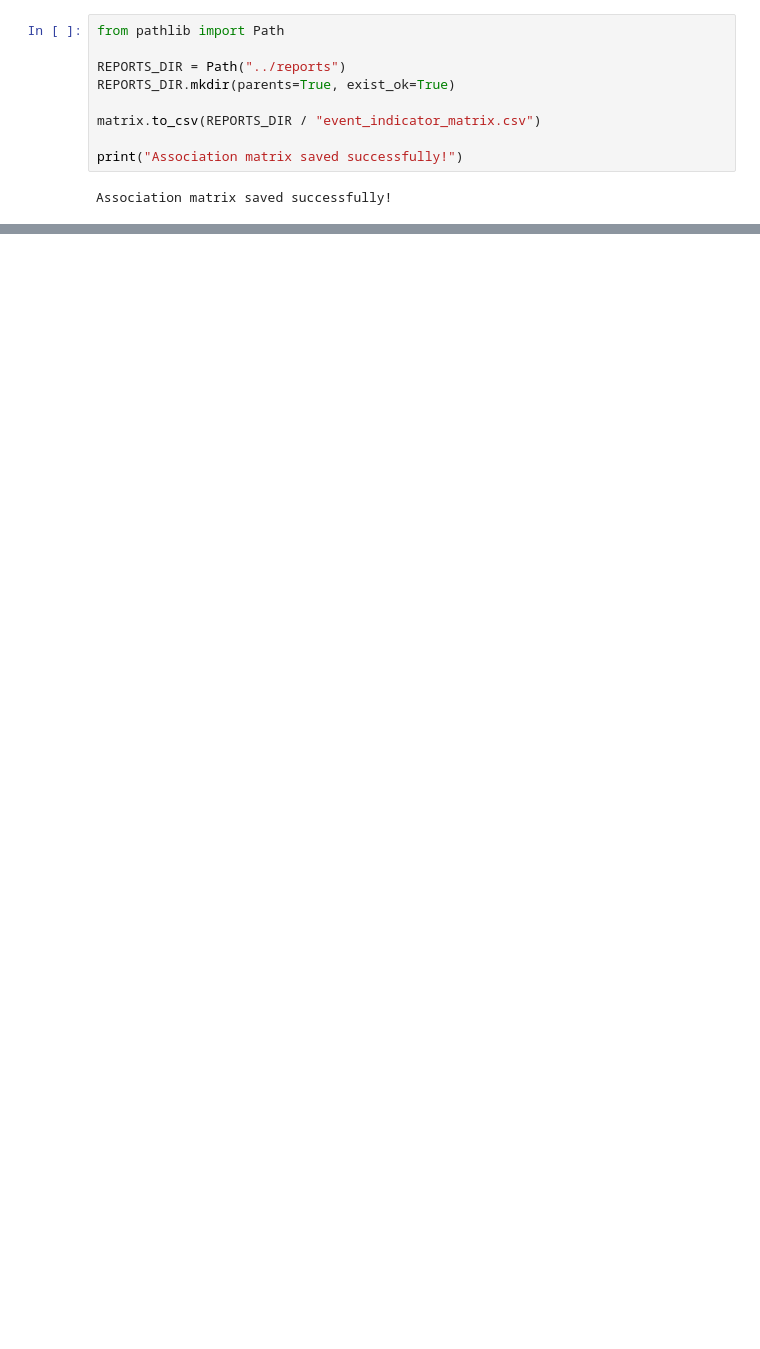
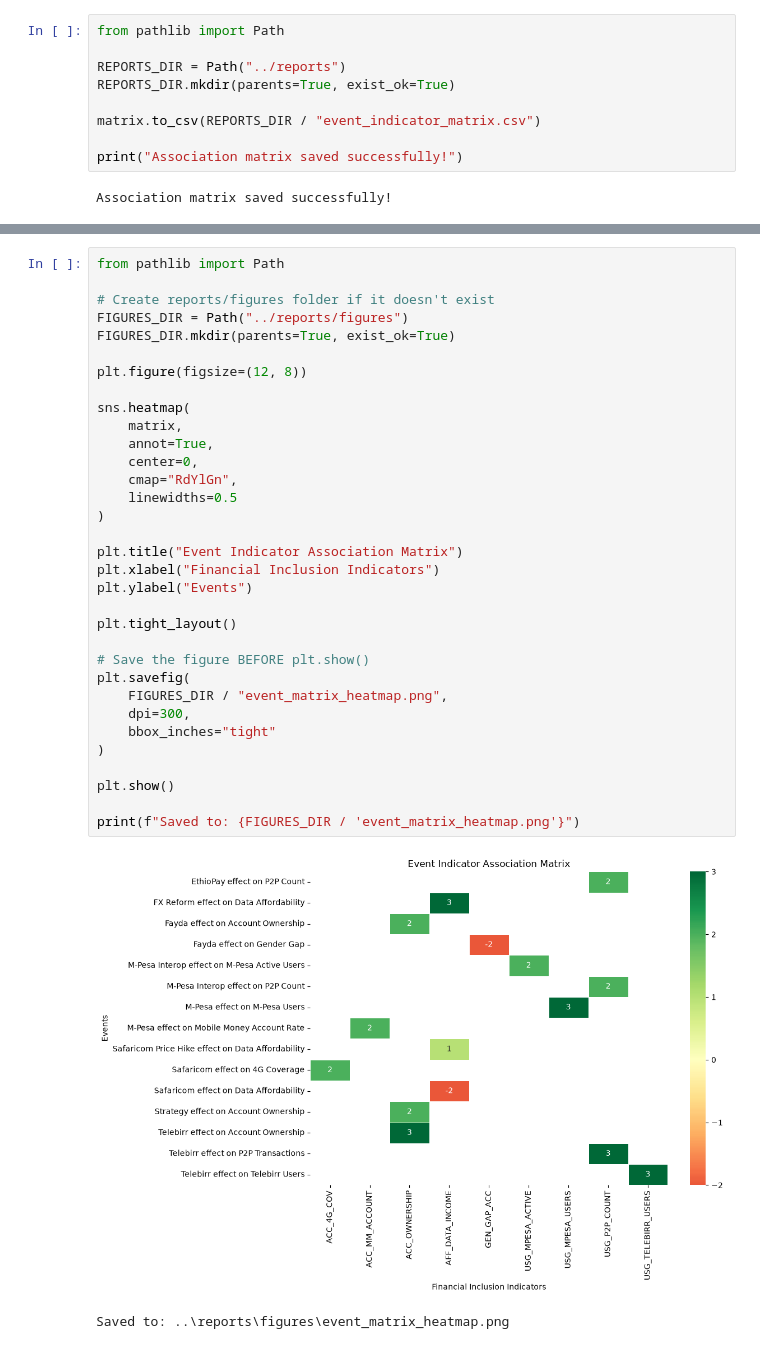
Before and after one commit to Lalisecf/ethiopia-fi-forecast-week11, a Jupyter notebook: notebooks/task3_event_impact_modeling.ipynb, the cells around one changed output, grey strips where cells are left out. Cells and saved outputs as stored; diff of their text form; blank space fills up the shorter version.

```diff
--- a/notebooks/task3_event_impact_modeling.ipynb
+++ b/notebooks/task3_event_impact_modeling.ipynb
@@ -261,0 +353,36 @@ Association matrix saved successfully!
+# %%
+from pathlib import Path
+
+# Create reports/figures folder if it doesn't exist
+FIGURES_DIR = Path("../reports/figures")
+FIGURES_DIR.mkdir(parents=True, exist_ok=True)
+
+plt.figure(figsize=(12, 8))
+
+sns.heatmap(
+    matrix,
+    annot=True,
+    center=0,
+    cmap="RdYlGn",
+    linewidths=0.5
+)
+
+plt.title("Event Indicator Association Matrix")
+plt.xlabel("Financial Inclusion Indicators")
+plt.ylabel("Events")
+
+plt.tight_layout()
+
+# Save the figure BEFORE plt.show()
+plt.savefig(
+    FIGURES_DIR / "event_matrix_heatmap.png",
+    dpi=300,
+    bbox_inches="tight"
+)
+
+plt.show()
+
+print(f"Saved to: {FIGURES_DIR / 'event_matrix_heatmap.png'}")
+# %% [output]
+[figure, added]
+Saved to: ..\reports\figures\event_matrix_heatmap.png
```
Also changed, not shown: parts of 8 cells of this notebook, 2 other files.
